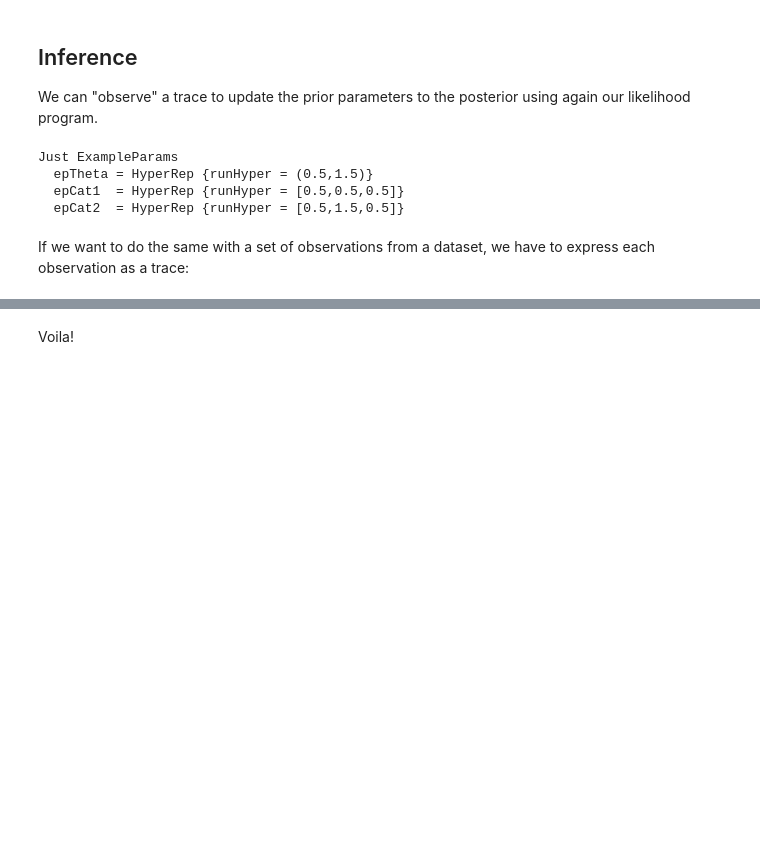
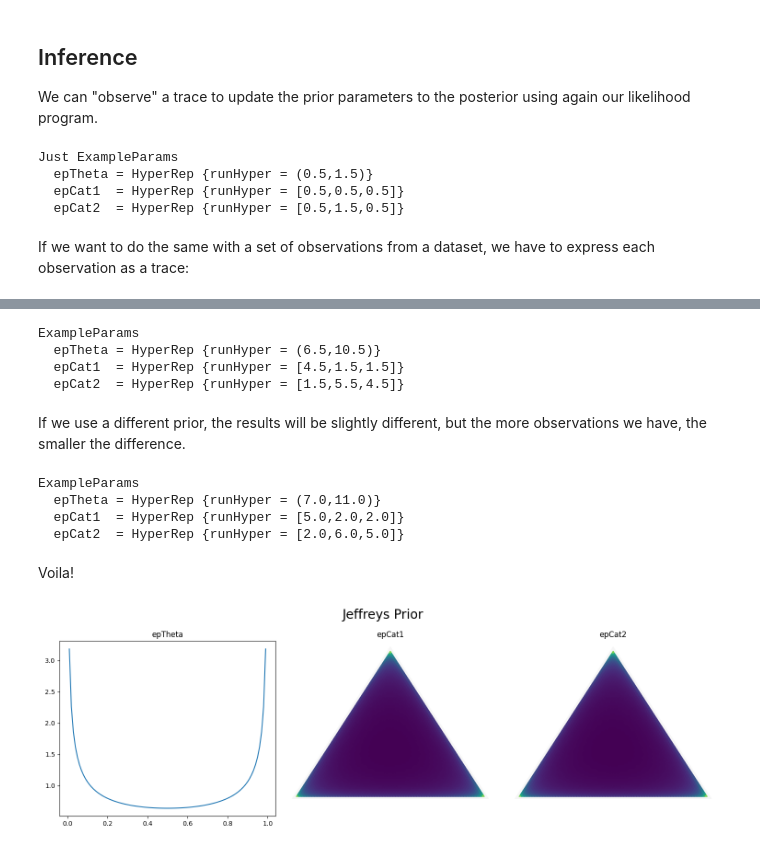
Before and after one commit to DCMLab/conjugate-haskell-programs, a Jupyter notebook: example.ipynb, the cells around one changed output, grey strips where cells are left out. Cells and saved outputs as stored; diff of their text form; code cells hidden in the pictures; blank space fills up the shorter version.

Commit message:
add uniform prior classes and plots to the notebook

```diff
--- a/example.ipynb
+++ b/example.ipynb
@@ -166,8 +170,8 @@ For standard priors such as the Jeffreys prior, we can automatically generate th
 using the `Generics` instance of `ExampleParams`:
 # %%
 -- jeffreysPrior :: forall a. Jeffreys a => Hyper a
-prior = jeffreysPrior @ExampleParams
-prior
+priorJ = jeffreysPrior @ExampleParams
+priorJ
 # %% [output]
 ExampleParams
   epTheta = HyperRep {runHyper = (0.5,0.5)}
@@ -263,2 +278,22 @@ ExampleParams
+# %%
+-- foldM goes over all traces and updates the hyperparameters every time
+Just posteriorJ = foldM (\hyper obs -> getPosterior hyper obs exampleLk) priorJ observations
+posteriorJ
+# %% [output]
+ExampleParams
+  epTheta = HyperRep {runHyper = (6.5,10.5)}
+  epCat1  = HyperRep {runHyper = [4.5,1.5,1.5]}
+  epCat2  = HyperRep {runHyper = [1.5,5.5,4.5]}
+# %% [markdown]
+If we use a different prior, the results will be slightly different,
+but the more observations we have, the smaller the difference.
+# %%
+Just posteriorU = foldM (\hyper obs -> getPosterior hyper obs exampleLk) priorU observations
+posteriorU
+# %% [output]
+ExampleParams
+  epTheta = HyperRep {runHyper = (7.0,11.0)}
+  epCat1  = HyperRep {runHyper = [5.0,2.0,2.0]}
+  epCat2  = HyperRep {runHyper = [2.0,6.0,5.0]}
 # %% [markdown]
 Voila!
@@ -264,0 +345,4 @@ Voila!
+# %%
+displayPNG 0 0 $ plotExampleParams' "Jeffreys Prior" priorJ
+# %% [output]
+[figure, added]
```
Also changed, not shown: parts of 11 cells of this notebook, 4 other files.
